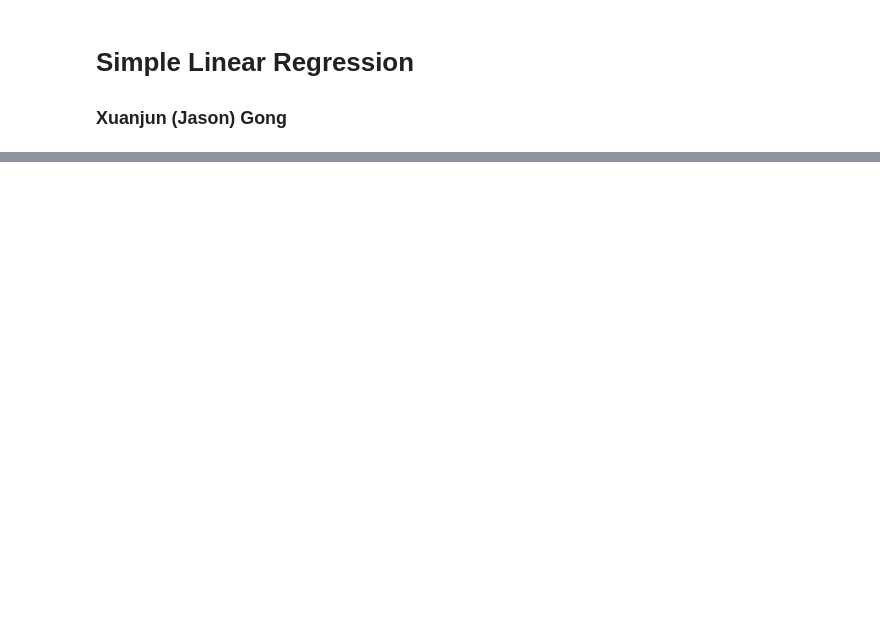
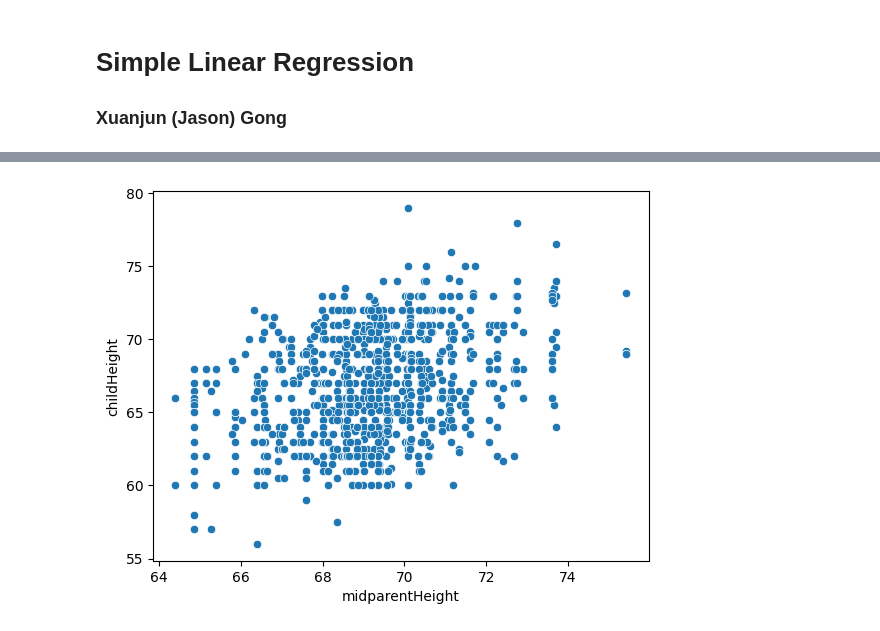
Before and after one commit to jasongong11/advanced_quantitative_research_method, a Jupyter notebook: Lecture5/Lecture5_simple_linear_regression.ipynb, the cells around one changed output, grey strips where cells are left out. Cells and saved outputs as stored; diff of their text form; code cells hidden in the pictures; blank space fills up the shorter version.

```diff
--- a/Lecture5/Lecture5_simple_linear_regression.ipynb
+++ b/Lecture5/Lecture5_simple_linear_regression.ipynb
@@ -6,0 +47,13 @@
+# %%
+import pandas as pd
+import numpy as np
+import seaborn as sns
+from scipy import stats
+from matplotlib import pyplot as plt
+
+children_height_df = pd.read_csv("./data/GaltonFamilies.csv")
+q=[0, 0.1, 0.2, 0.3, 0.4, 0.5, 0.6, 0.7, 0.8, 0.9, 1]
+children_height_df["midparentHeight_bins"] = pd.qcut(children_height_df["midparentHeight"],
+                                                     q=q,
+                                                     labels=q[1:])
+children_height_df.head()
@@ -6,0 +67,5 @@
+# %%
+sns.scatterplot(data=children_height_df, x="midparentHeight", y="childHeight")
+plt.show()
+# %% [output]
+[figure, added]
```
Also changed, not shown: parts of 9 cells of this notebook, 8 other files.
